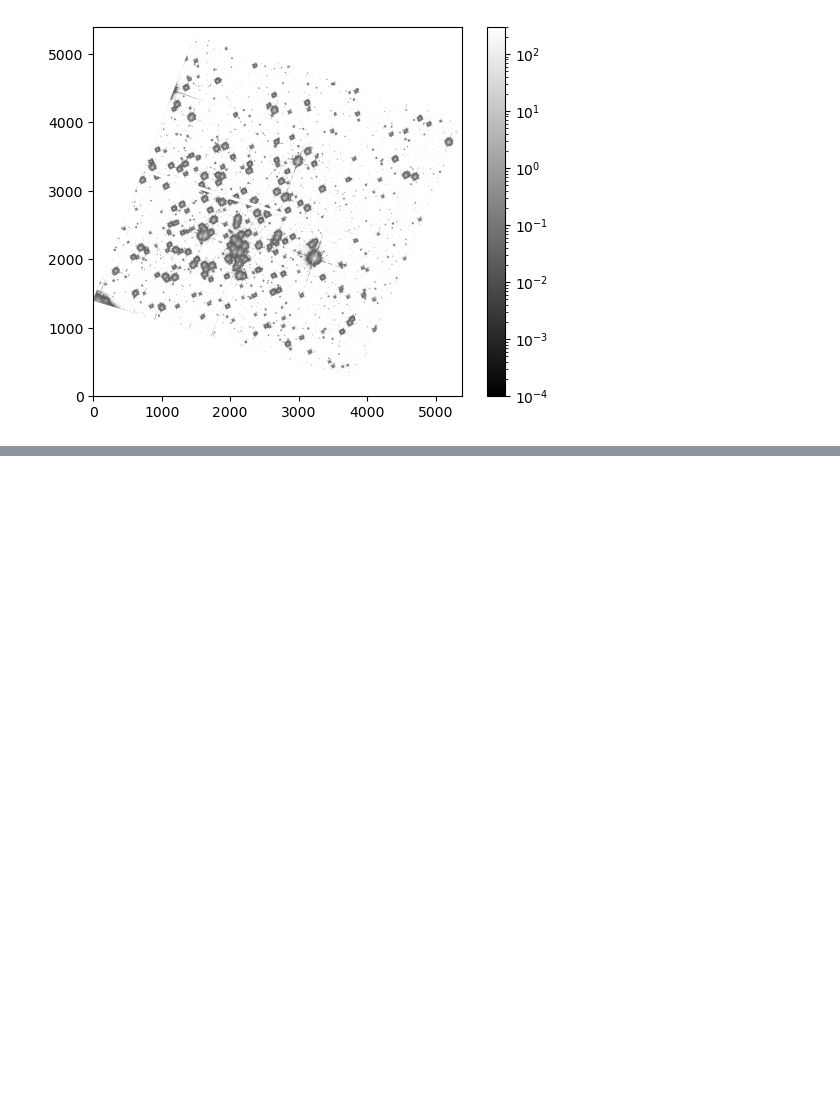
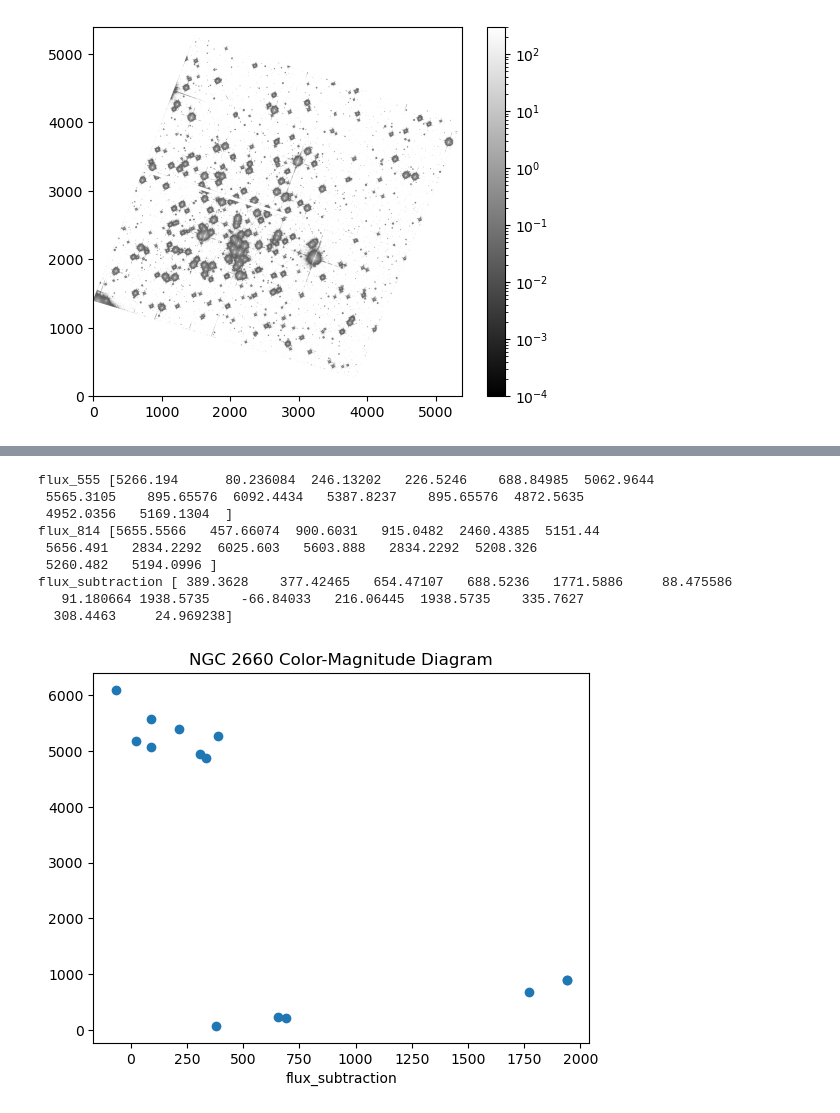
Before and after one commit to GravesTone5/Astro1221Project3, a Jupyter notebook: Project3.ipynb, the cells around one changed output, grey strips where cells are left out. Saved outputs shown, nothing was run; the diff lists cells and outputs as text; code cells hidden in the pictures; blank space fills up the shorter version.

Commit message:
found flux of stars for each photo and created basic CMD. will probably need to add more stars, and still needs the x and y labels

```diff
--- a/Project3.ipynb
+++ b/Project3.ipynb
@@ -182,6 +179,7 @@ stars = [
 ]
 # %%
 
+flux = []
 
 def psf_fit(coords, row, col, sigma=3, amplitude_func=100, offset=0):
     x, y = coords
@@ -202,8 +200,7 @@ def image_2660(selected_image):
         ydata = np.nan_to_num(ydata, nan=np.nanmedian(ydata))
         peak = np.max(ydata)
         bg = np.median(ydata)
-        flux = 2 * np.pi * peak * 2**2
-        print(f"flux {flux}")
+        flux.append(2 * np.pi * peak * 2**2)
 
         lower_bounds = [0, 0, 0.5, 0, -np.inf]
         upper_bounds = [y_size, x_size, 10.0, np.inf, np.inf]
@@ -242,5 +239,6 @@ def image_2660(selected_image):
         print(f"popt {popt}")
 image_2660(subtracted_image_555)
 image_2660(subtracted_image_814)
+print(f"flux {flux}")
 # %% [output]
 (272,)
@@ -288,3 +286,28 @@ popt [  8.40715611   8.73504111   5.92158906 227.99098482 140.39411926]
 [figure]
 [figure]
 ... (18 outputs left out)
+# %%
+#im pretty sure the 555 is the first set of data but not sure
+flux_split = len(flux)//2
+intensity_555 = flux[:flux_split]
+intensity_814 = flux[flux_split:]
+print(f"flux_555 {intensity_555}")
+print(f"flux_814 {intensity_814}")
+flux_subtraction = intensity_814 - intensity_555
+print(f"flux_subtraction {flux_subtraction}")
+
+plt.scatter(flux_subtraction, intensity_555)
+plt.xlabel("flux_subtraction")
+plt.title("NGC 2660 Color-Magnitude Diagram")
+plt.show()
+# %% [output]
+flux_555 [5266.194      80.236084  246.13202   226.5246    688.84985  5062.9644
+ 5565.3105    895.65576  6092.4434   5387.8237    895.65576  4872.5635
+ 4952.0356   5169.1304  ]
+flux_814 [5655.5566   457.66074  900.6031   915.0482  2460.4385  5151.44
+ 5656.491   2834.2292  6025.603   5603.888   2834.2292  5208.326
+ 5260.482   5194.0996 ]
+flux_subtraction [ 389.3628    377.42465   654.47107   688.5236   1771.5886     88.475586
+   91.180664 1938.5735    -66.84033   216.06445  1938.5735    335.7627
+  308.4463     24.969238]
+[figure, added]
```
Also changed, not shown: parts of 2 cells of this notebook.
